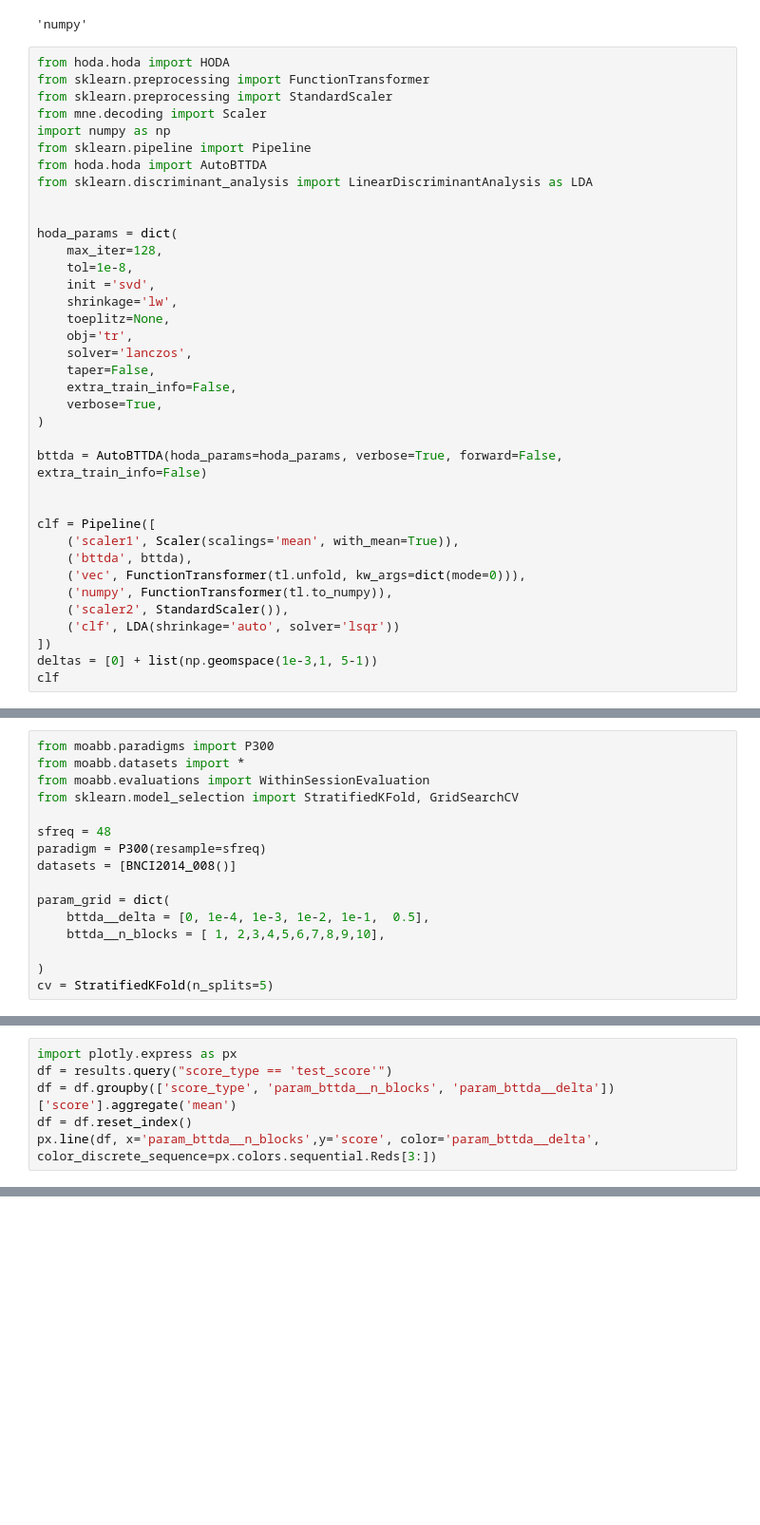
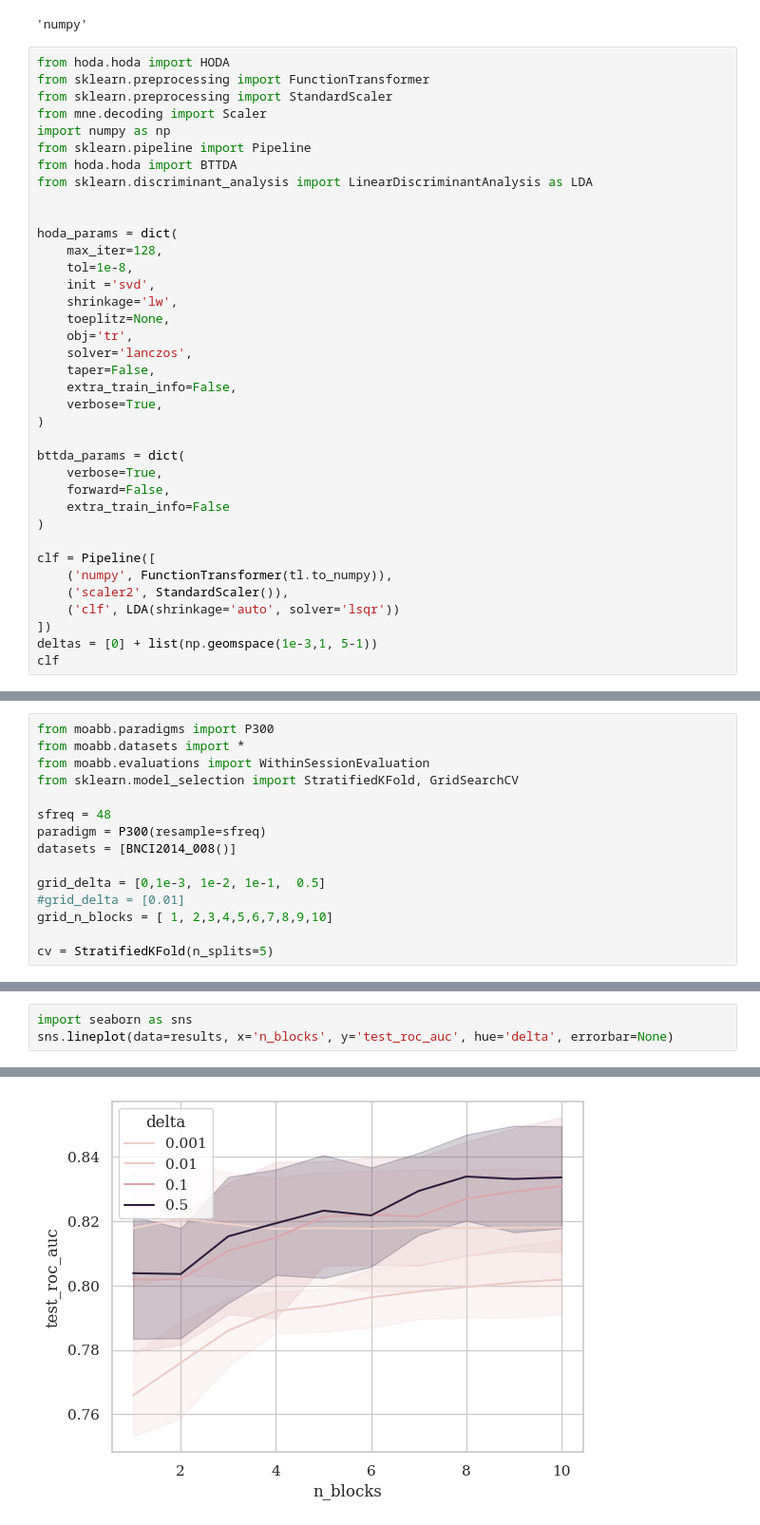
Before and after one commit to arnevdk/bttda, a Jupyter notebook: notebooks/gridsearch.ipynb, the cells around one changed output, grey strips where cells are left out. Shown at 95% size. Drawn from its saved outputs; the diff is of its cells as text; blank space fills up the shorter version.

Commit message:
Test delta

```diff
--- a/notebooks/gridsearch.ipynb
+++ b/notebooks/gridsearch.ipynb
@@ -11,7 +11,7 @@ from sklearn.preprocessing import StandardScaler
 from mne.decoding import Scaler
 import numpy as np
 from sklearn.pipeline import Pipeline
-from hoda.hoda import AutoBTTDA
+from hoda.hoda import BTTDA
 from sklearn.discriminant_analysis import LinearDiscriminantAnalysis as LDA
 
 
@@ -28,13 +28,13 @@ hoda_params = dict(
     verbose=True,
 )
 
-bttda = AutoBTTDA(hoda_params=hoda_params, verbose=True, forward=False, extra_train_info=False)
-
+bttda_params = dict(
+    verbose=True,
+    forward=False,
+    extra_train_info=False
+)
 
 clf = Pipeline([
-    ('scaler1', Scaler(scalings='mean', with_mean=True)),
-    ('bttda', bttda),
-    ('vec', FunctionTransformer(tl.unfold, kw_args=dict(mode=0))),
     ('numpy', FunctionTransformer(tl.to_numpy)),
     ('scaler2', StandardScaler()),
     ('clf', LDA(shrinkage='auto', solver='lsqr'))
@@ -71,9 +57,8 @@ sfreq = 48
 paradigm = P300(resample=sfreq)
 datasets = [BNCI2014_008()]
 
-param_grid = dict(
-    bttda__delta = [0, 1e-4, 1e-3, 1e-2, 1e-1,  0.5],
-    bttda__n_blocks = [ 1, 2,3,4,5,6,7,8,9,10],
+grid_delta = [0,1e-3, 1e-2, 1e-1,  0.5]
+#grid_delta = [0.01]
+grid_n_blocks = [ 1, 2,3,4,5,6,7,8,9,10]
 
-)
 cv = StratifiedKFold(n_splits=5)
@@ -151,6 +123,4 @@ results
 # %%
-import plotly.express as px
-df = results.query("score_type == 'test_score'")
-df = df.groupby(['score_type', 'param_bttda__n_blocks', 'param_bttda__delta'])['score'].aggregate('mean')
-df = df.reset_index()
-px.line(df, x='param_bttda__n_blocks',y='score', color='param_bttda__delta', color_discrete_sequence=px.colors.sequential.Reds[3:])
+import seaborn as sns
+sns.lineplot(data=results, x='n_blocks', y='test_roc_auc', hue='delta', errorbar=None)
+# %% [output]
@@ -156,0 +128 @@ px.line(df, x='param_bttda__n_blocks',y='score', color='param_bttda__delta', col
+[figure, added]
```
Also changed, not shown: parts of 5 cells of this notebook, 3 other files.
